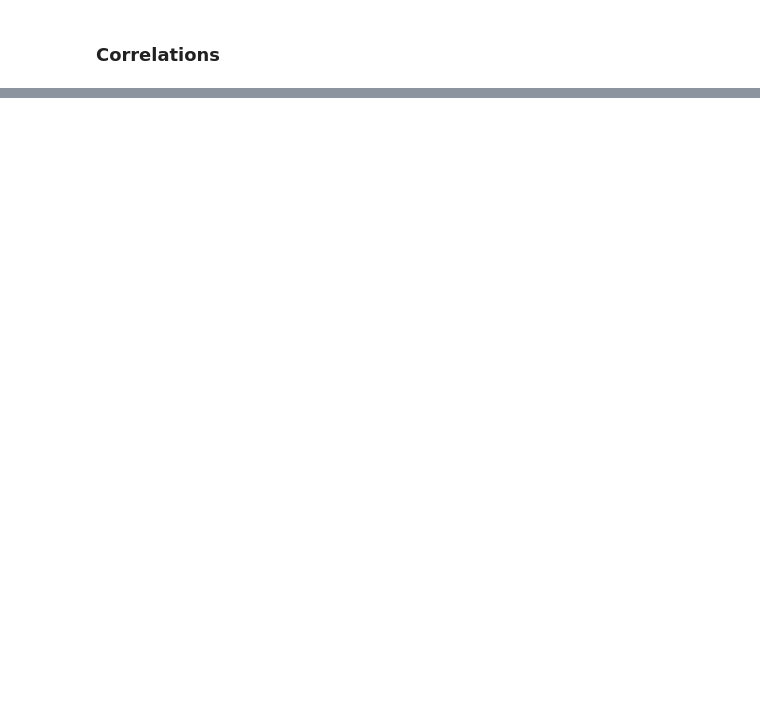
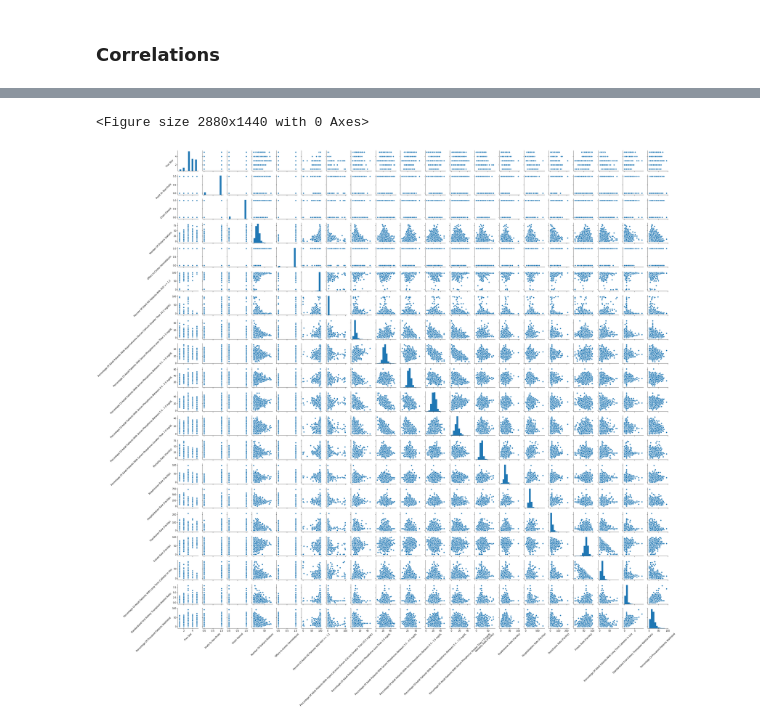
Before and after one commit to nicholehartz/Capstone2, a Jupyter notebook: Capstone 2 - Dialysis - EDA.ipynb, the cells around one changed output, grey strips where cells are left out. Drawn from its saved outputs; the diff is of its cells as text; code cells hidden in the pictures; blank space fills up the shorter version.

```diff
--- a/Capstone 2 - Dialysis - EDA.ipynb
+++ b/Capstone 2 - Dialysis - EDA.ipynb
@@ -330,0 +200,40 @@ sns.lmplot(x='Percentage Of Medicare Patients With Hgb < 10 g/dL', y='Hospitaliz
+# %%
+# Create dataframe with only the columns found to have a moderate correlation
+dialysis_modcorr_columns =['Five Star',
+                   'Profit Or Non-Profit',
+                   'Chain Owned',
+                   'Number Of Dialysis Stations',
+                   'Offers In-Center Hemodialysis',
+                   'Percent Of Adult HD Patients With Kt/V >= 1.2',
+                   'Percentage Of Adult Patients With Hypercalcemia (Serum Calcium Greater Than 10.2 mg/dL)',
+                   'Percentage Of Adult Patients With Serum Phosphorus Less Than 3.5 mg/dL',
+                   'Percentage Of Adult Patients With Serum Phosphorus Between 3.5 - 4.5 mg/dL',
+                   'Percentage Of Adult Patients With Serum Phosphorus Between 4.6 - 5.5 mg/dL',
+                   'Percentage Of Adult Patients With Serum Phosphorus Between 5.6 - 7.0 mg/dL',
+                   'Percentage Of Adult Patients With Serum Phosphorus Greater Than 7.0 mg/dL',
+                   'Mortality Rate (Facility)',
+                   'Readmission Rate (Facility)',
+                   'Hospitalization Rate (Facility)',
+                   'Transfusion Rate (Facility)',
+                   'Fistula Rate (Facility)',
+                   'Percentage Of Adult Patients With Long Term Catheter In Use',
+                   'Standardized First Kidney Transplant Waitlist Ratio',
+                   'Percentage Of Prevalent Patients Waitlisted']
+dialysis_modcorr = dialysis[dialysis_modcorr_columns]
+# %%
+# Use dataframe with moderate correlation columns to create a pair plot
+plt.figure(figsize=(40,20))
+dialysis_pairplot = sns.pairplot(dialysis_modcorr, height=2)
+
+# Rotate label names
+for ax in dialysis_pairplot.axes.flatten():
+    # rotate x axis labels
+    ax.set_xlabel(ax.get_xlabel(), rotation = 45)
+    # rotate y axis labels
+    ax.set_ylabel(ax.get_ylabel(), rotation = 45)
+    # set y labels alignment
+    ax.yaxis.get_label().set_horizontalalignment('right')
+plt.show()
+# %% [output]
+<Figure size 2880x1440 with 0 Axes>
+[figure, added]
```
Also changed, not shown: parts of 86 cells of this notebook.
